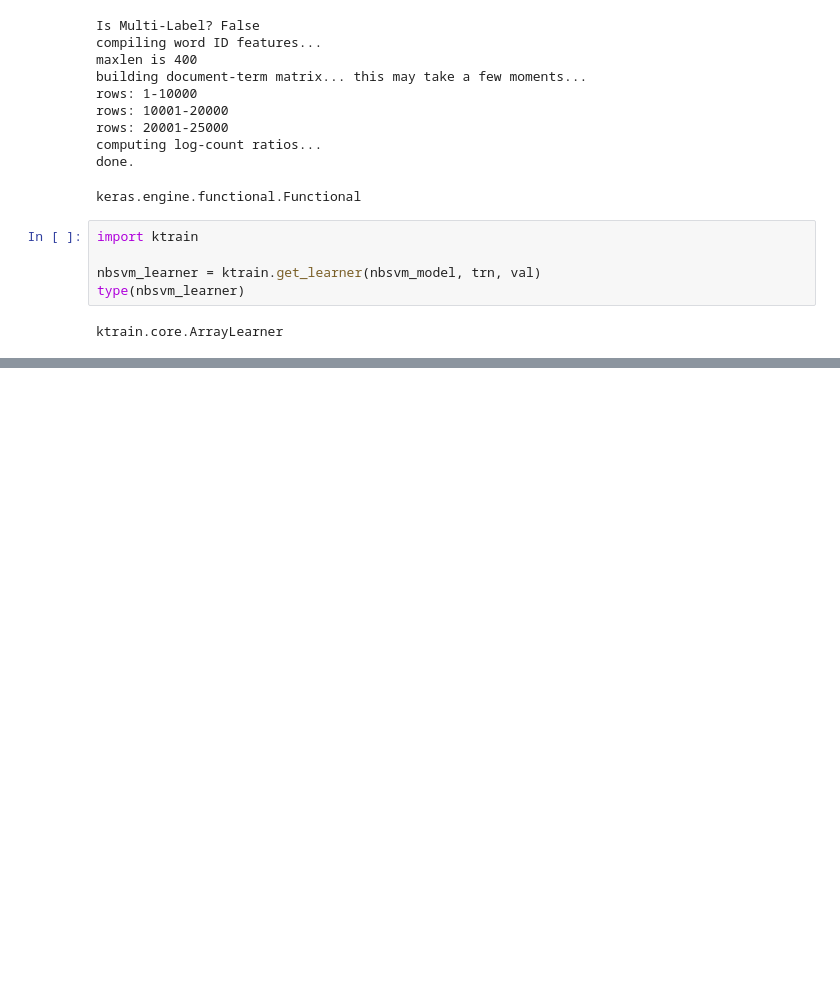
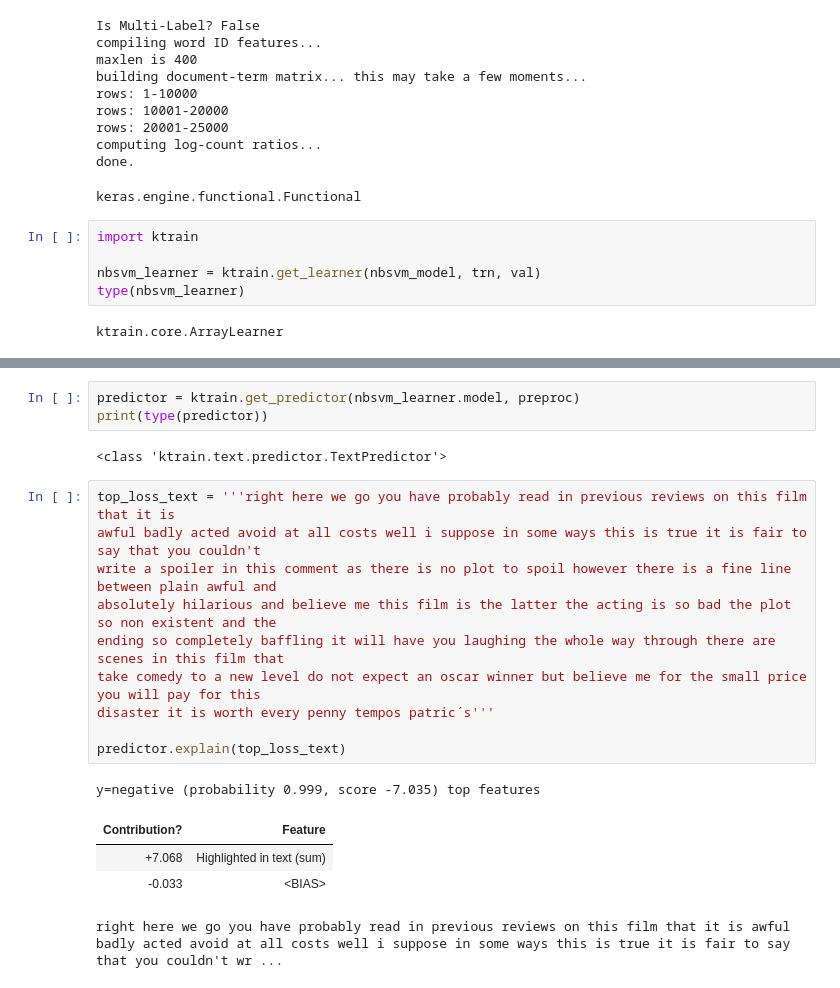
Before and after one commit to AlexSischin/JupyterTests310, a Jupyter notebook: NB-SVM.ipynb, the cells around one changed output, grey strips where cells are left out. Drawn from its saved outputs; the diff is of its cells as text; blank space fills up the shorter version.

Commit message:
Explaining NB-SVM predictions

```diff
--- a/NB-SVM.ipynb
+++ b/NB-SVM.ipynb
@@ -318,0 +316,21 @@ array([[11357,  1217],
+# %%
+predictor = ktrain.get_predictor(nbsvm_learner.model, preproc)
+print(type(predictor))
+# %% [output]
+<class 'ktrain.text.predictor.TextPredictor'>
+# %%
+top_loss_text = '''right here we go you have probably read in previous reviews on this film that it is
+awful badly acted avoid at all costs well i suppose in some ways this is true it is fair to say that you couldn't
+write a spoiler in this comment as there is no plot to spoil however there is a fine line between plain awful and
+absolutely hilarious and believe me this film is the latter the acting is so bad the plot so non existent and the
+ending so completely baffling it will have you laughing the whole way through there are scenes in this film that
+take comedy to a new level do not expect an oscar winner but believe me for the small price you will pay for this
+disaster it is worth every penny tempos patric´s'''
+
+predictor.explain(top_loss_text)
+# %% [output]
+y=negative (probability 0.999, score -7.035) top features
+| Contribution? | Feature |
+| +7.068 | Highlighted in text (sum) |
+| -0.033 | <BIAS> |
+right here we go you have probably read in previous reviews on this film that it is awful badly acted avoid at all costs well i suppose in some ways this is true it is fair to say that you couldn't wr ...
```
Also changed, not shown: parts of 7 cells of this notebook.
